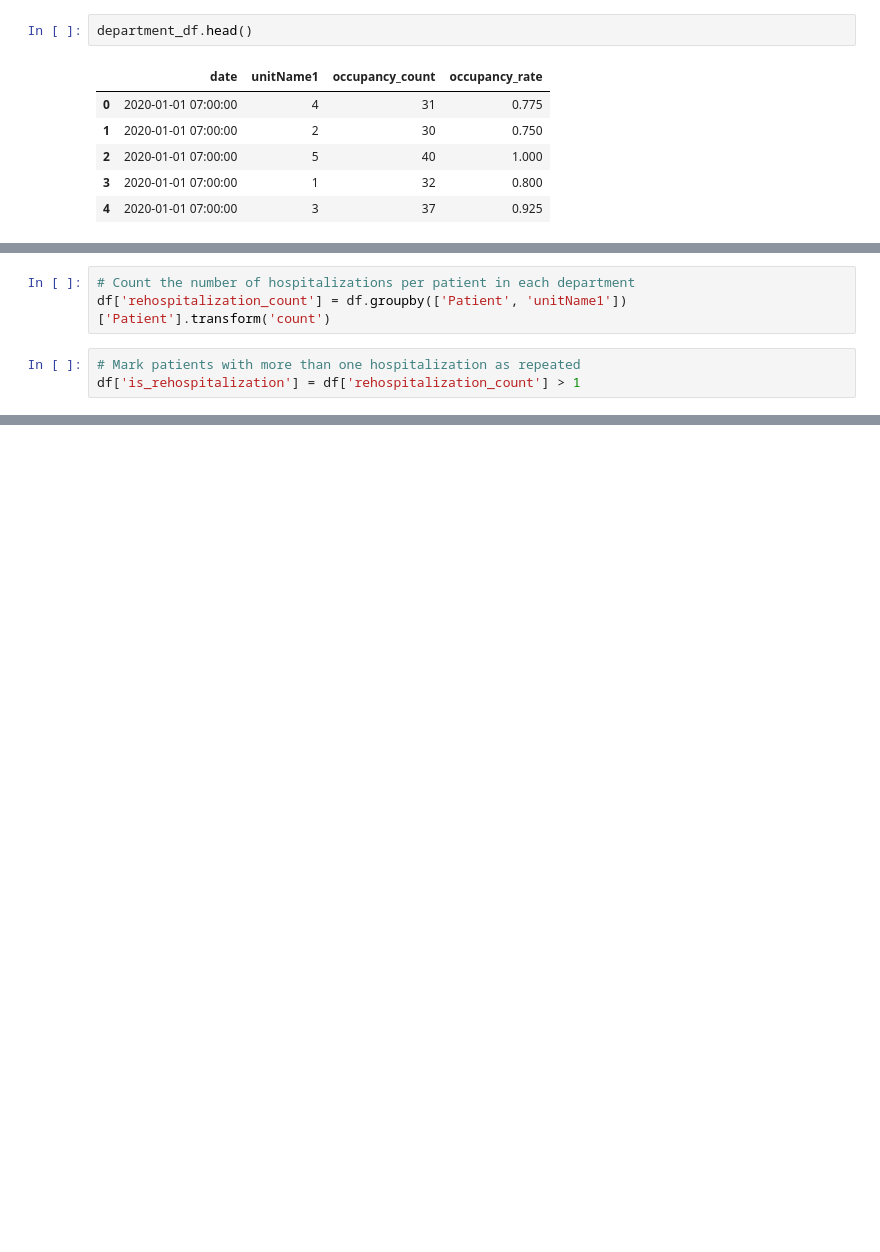
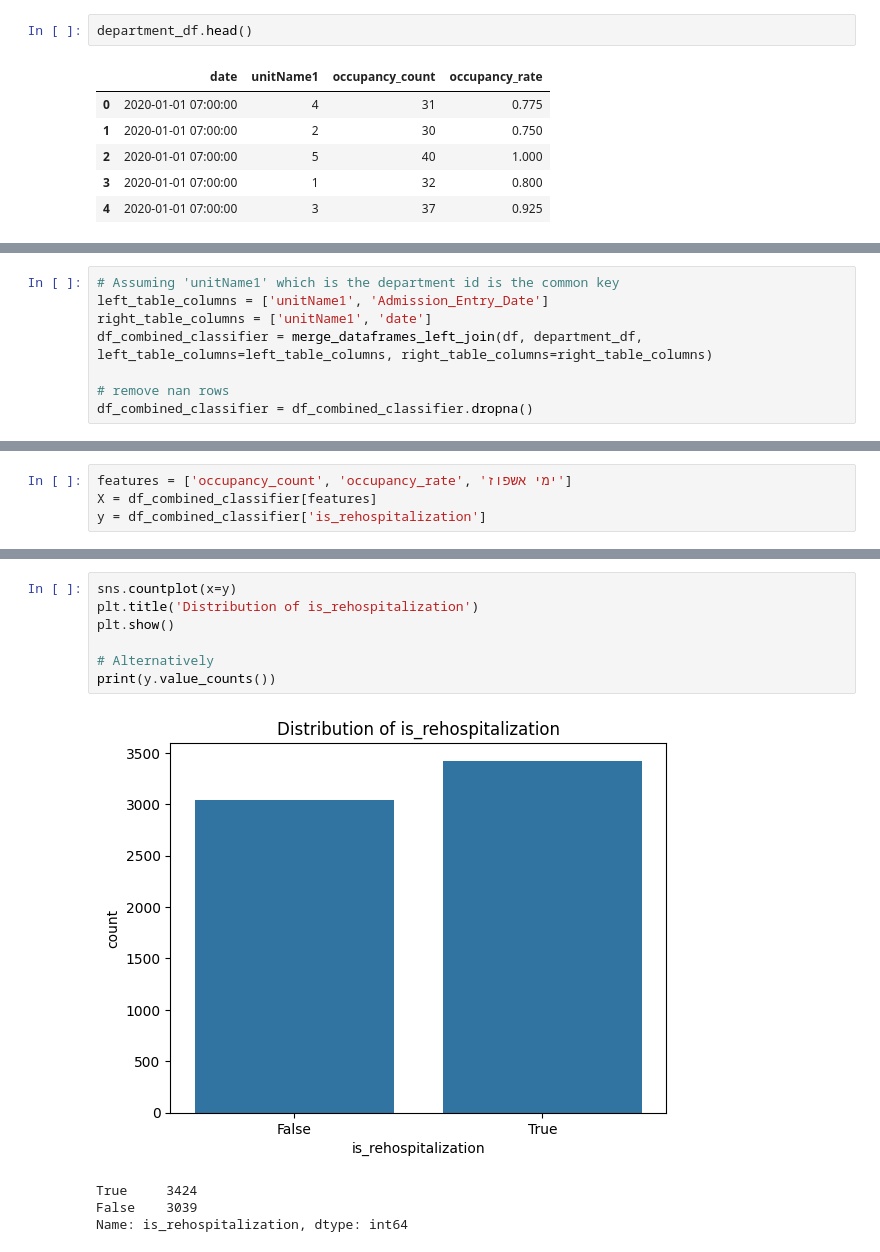
Before and after one commit to RyanWri/data-science2-lab-final-project, a Jupyter notebook: src/team_1/team_1_results.ipynb, the cells around one changed output, grey strips where cells are left out. Cells and saved outputs as stored; diff of their text form; blank space fills up the shorter version.

```diff
--- a/src/team_1/team_1_results.ipynb
+++ b/src/team_1/team_1_results.ipynb
@@ -207,6 +250,0 @@ df_combined.head()
-# %%
-# Count the number of hospitalizations per patient in each department
-df['rehospitalization_count'] = df.groupby(['Patient', 'unitName1'])['Patient'].transform('count')
-# %%
-# Mark patients with more than one hospitalization as repeated
-df['is_rehospitalization'] = df['rehospitalization_count'] > 1
@@ -239,0 +301,8 @@ dtype: object
+# %%
+# Assuming 'unitName1' which is the department id is the common key
+left_table_columns = ['unitName1', 'Admission_Entry_Date']
+right_table_columns = ['unitName1', 'date']
+df_combined_classifier = merge_dataframes_left_join(df, department_df, left_table_columns=left_table_columns, right_table_columns=right_table_columns)
+
+# remove nan rows
+df_combined_classifier = df_combined_classifier.dropna()
@@ -239,0 +315,4 @@ dtype: object
+# %%
+features = ['occupancy_count', 'occupancy_rate', 'ימי אשפוז']
+X = df_combined_classifier[features]
+y = df_combined_classifier['is_rehospitalization']
@@ -239,0 +350,12 @@ dtype: object
+# %%
+sns.countplot(x=y)
+plt.title('Distribution of is_rehospitalization')
+plt.show()
+
+# Alternatively
+print(y.value_counts())
+# %% [output]
+[figure, added]
+True     3424
+False    3039
+Name: is_rehospitalization, dtype: int64
```
Also changed, not shown: parts of 31 cells of this notebook, 1 other file.
